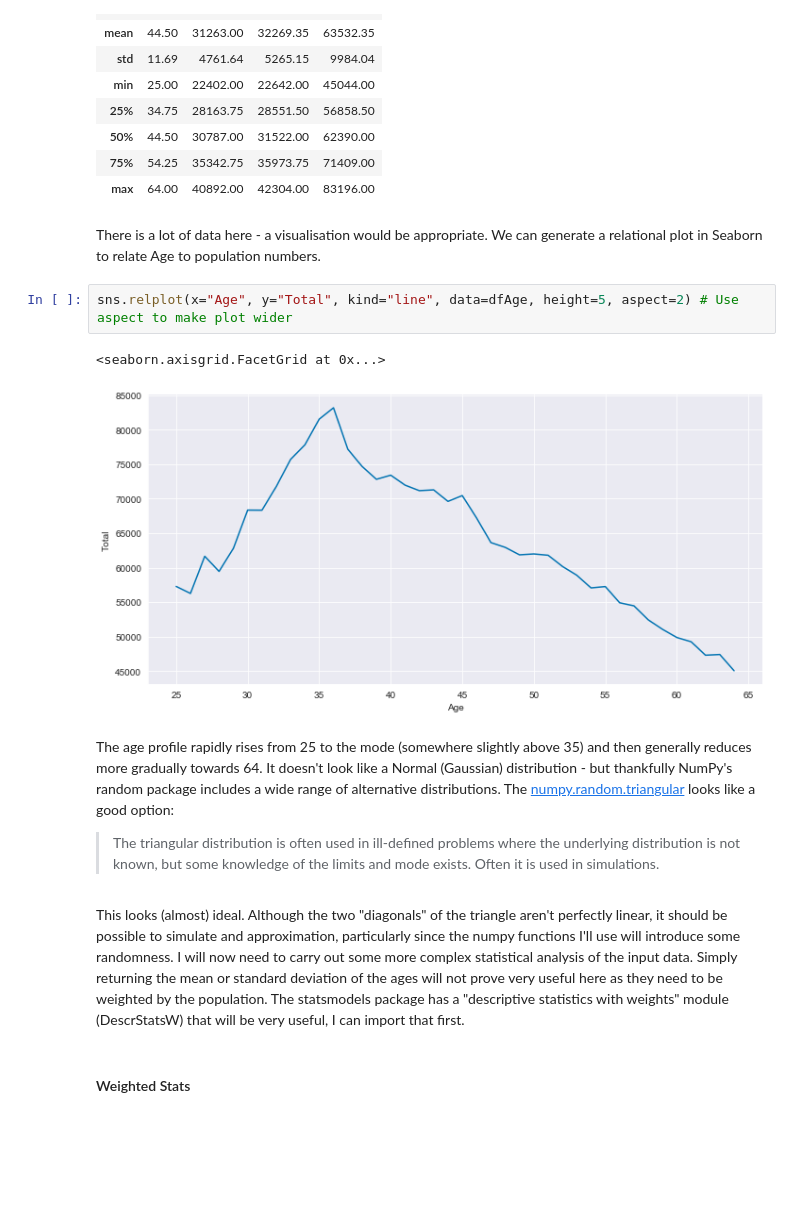
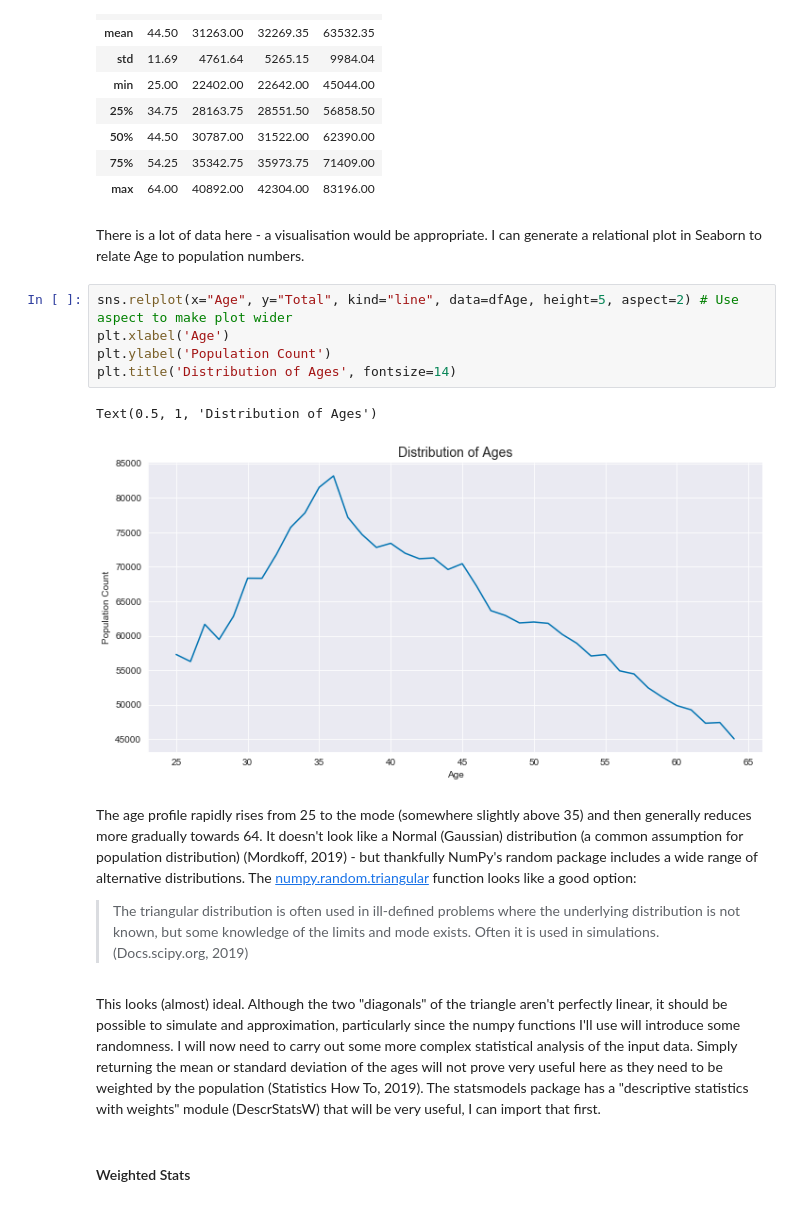
Before and after one commit to Pmcg1/ProgDA-Project-2019, a Jupyter notebook: ProgDA_Project_2019.ipynb, the cells around one changed output. Drawn from its saved outputs; the diff is of its cells as text; blank space fills up the shorter version.

```diff
--- a/ProgDA_Project_2019.ipynb
+++ b/ProgDA_Project_2019.ipynb
@@ -163,17 +162,20 @@ round(dfAge.describe(),2)
 | 75% | 54.25 | 35342.75 | 35973.75 | 71409.00 |
 | max | 64.00 | 40892.00 | 42304.00 | 83196.00 |
 # %% [markdown]
-There is a lot of data here - a visualisation would be appropriate. We can generate a relational plot in Seaborn to relate Age to population numbers.
+There is a lot of data here - a visualisation would be appropriate. I can generate a relational plot in Seaborn to relate Age to population numbers.
 # %%
 sns.relplot(x="Age", y="Total", kind="line", data=dfAge, height=5, aspect=2) # Use aspect to make plot wider
+plt.xlabel('Age')
+plt.ylabel('Population Count')
+plt.title('Distribution of Ages', fontsize=14)
 # %% [output]
-<seaborn.axisgrid.FacetGrid at 0x...>
+Text(0.5, 1, 'Distribution of Ages')
-[figure, old version]
+[figure, new version]
 # %% [markdown]
-The age profile rapidly rises from 25 to the mode (somewhere slightly above 35) and then generally reduces more gradually towards 64. It doesn't look like a Normal (Gaussian) distribution - but thankfully NumPy's random package includes a wide range of alternative distributions. The [numpy.random.triangular](https://docs.scipy.org/doc/numpy-1.14.1/reference/generated/numpy.random.triangular.html) looks like a good option:
-> The triangular distribution is often used in ill-defined problems where the underlying distribution is not known, but some knowledge of the limits and mode exists. Often it is used in simulations.
+The age profile rapidly rises from 25 to the mode (somewhere slightly above 35) and then generally reduces more gradually towards 64. It doesn't look like a Normal (Gaussian) distribution (a common assumption for population distribution) (Mordkoff, 2019) - but thankfully NumPy's random package includes a wide range of alternative distributions. The [numpy.random.triangular](https://docs.scipy.org/doc/numpy-1.14.1/reference/generated/numpy.random.triangular.html) function looks like a good option:
+> The triangular distribution is often used in ill-defined problems where the underlying distribution is not known, but some knowledge of the limits and mode exists. Often it is used in simulations. (Docs.scipy.org, 2019)
 # %% [markdown]
-This looks (almost) ideal. Although the two "diagonals" of the triangle aren't perfectly linear, it should be possible to simulate and approximation, particularly since the numpy functions I'll use will introduce some randomness. I will now need to carry out some more complex statistical analysis of the input data. Simply returning the mean or standard deviation of the ages will not prove very useful here as they need to be weighted by the population. The statsmodels package has a "descriptive statistics with weights" module (DescrStatsW) that will be very useful, I can import that first.
+This looks (almost) ideal. Although the two "diagonals" of the triangle aren't perfectly linear, it should be possible to simulate and approximation, particularly since the numpy functions I'll use will introduce some randomness. I will now need to carry out some more complex statistical analysis of the input data. Simply returning the mean or standard deviation of the ages will not prove very useful here as they need to be weighted by the population (Statistics How To, 2019). The statsmodels package has a "descriptive statistics with weights" module (DescrStatsW) that will be very useful, I can import that first.
 # %% [markdown]
 #### Weighted Stats
 # %%
```
Also changed, not shown: parts of 159 cells of this notebook.
